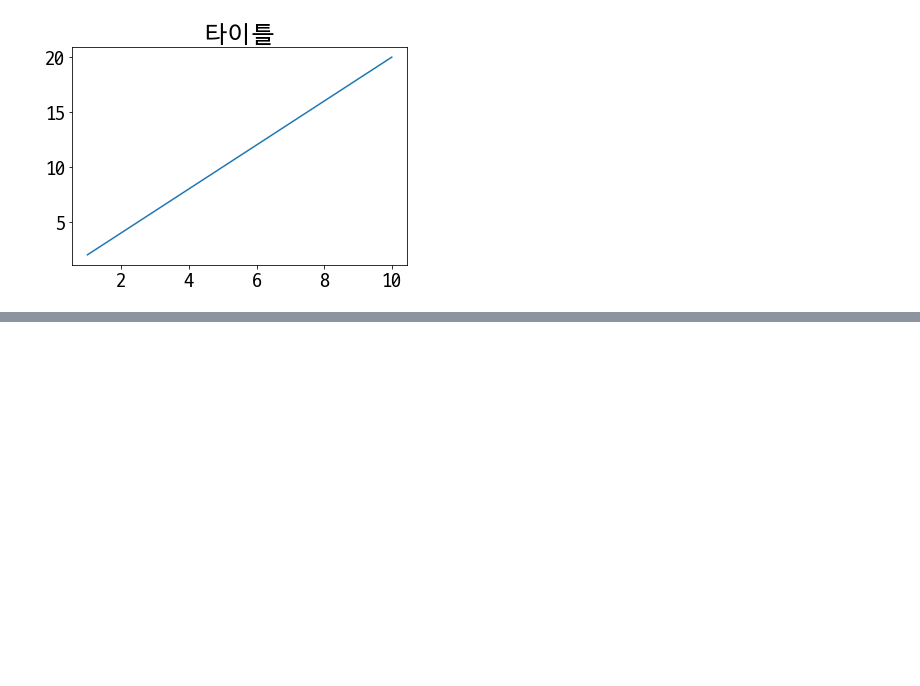
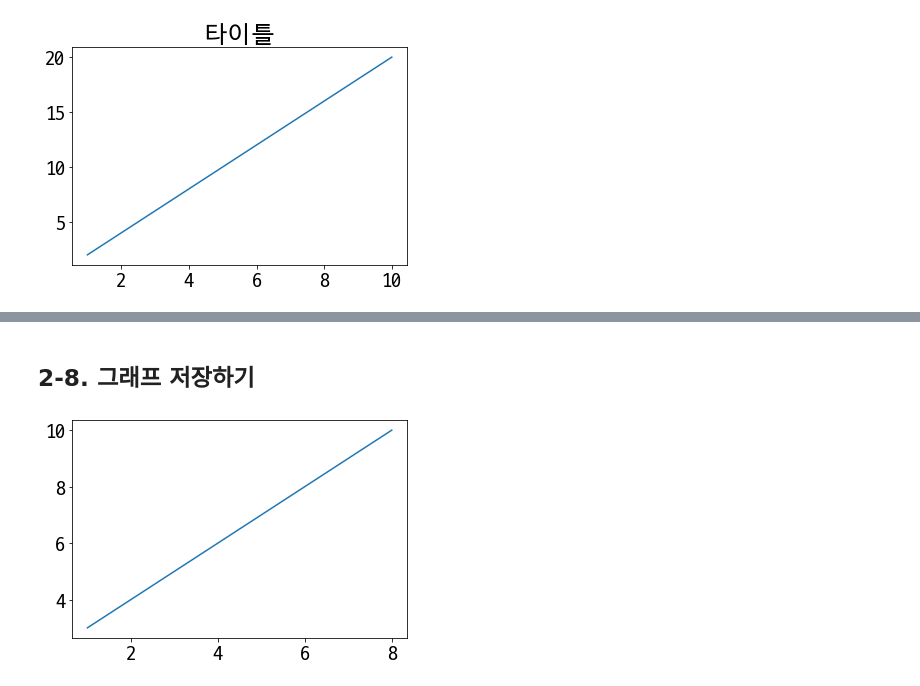
Before and after one commit to RlxDn/Bigdata, a Jupyter notebook: 30_데이터시각화/02_Line Plot.ipynb, the cells around one changed output, grey strips where cells are left out. Drawn from its saved outputs; the diff is of its cells as text; code cells hidden in the pictures; blank space fills up the shorter version.

```diff
--- a/30_데이터시각화/02_Line Plot.ipynb
+++ b/30_데이터시각화/02_Line Plot.ipynb
@@ -239,0 +249,7 @@ fp
+# %% [markdown]
+## 2-8. 그래프 저장하기
+# %%
+plt.plot(x, y)
+plt.savefig('graph.svg')
+# %% [output]
+[figure, added]
```
Also changed, not shown: parts of 25 cells of this notebook, 2 other files.
